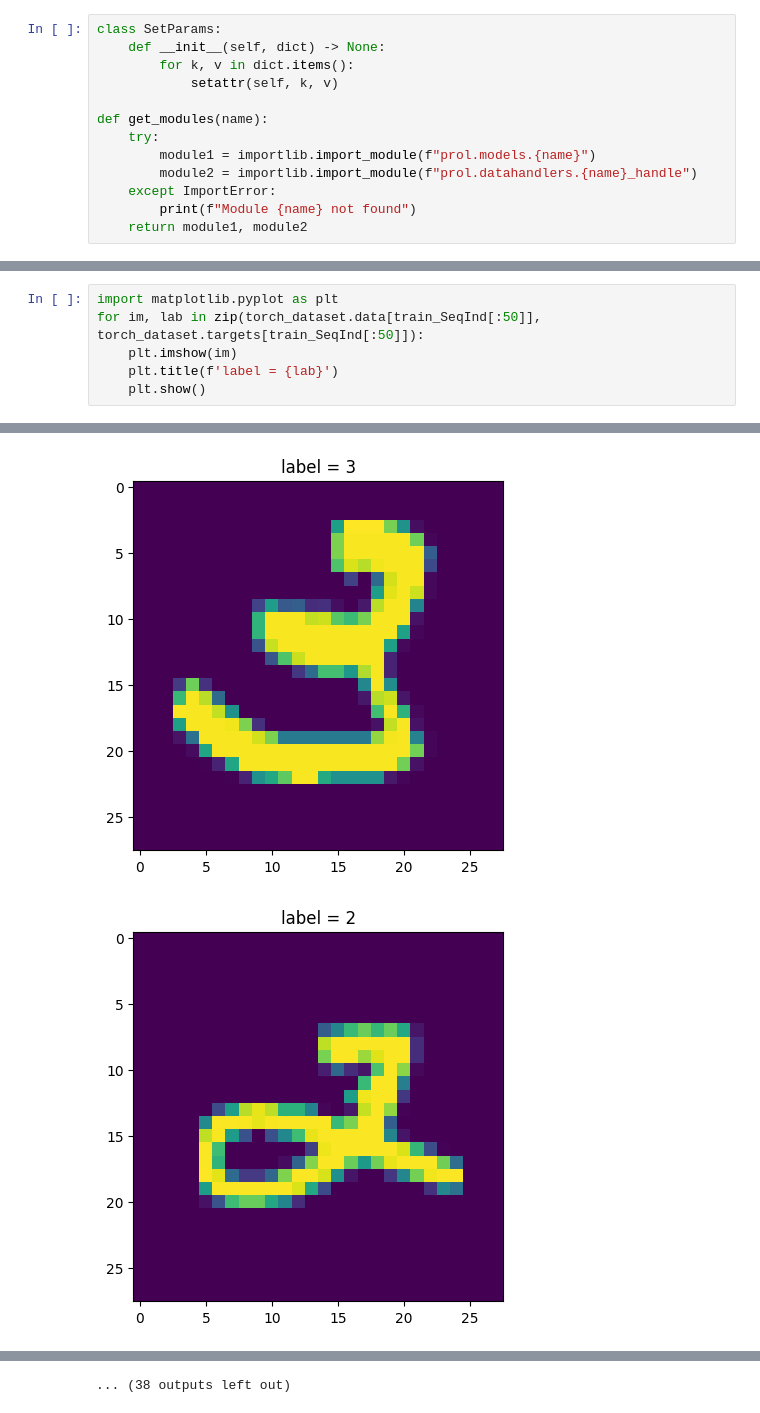
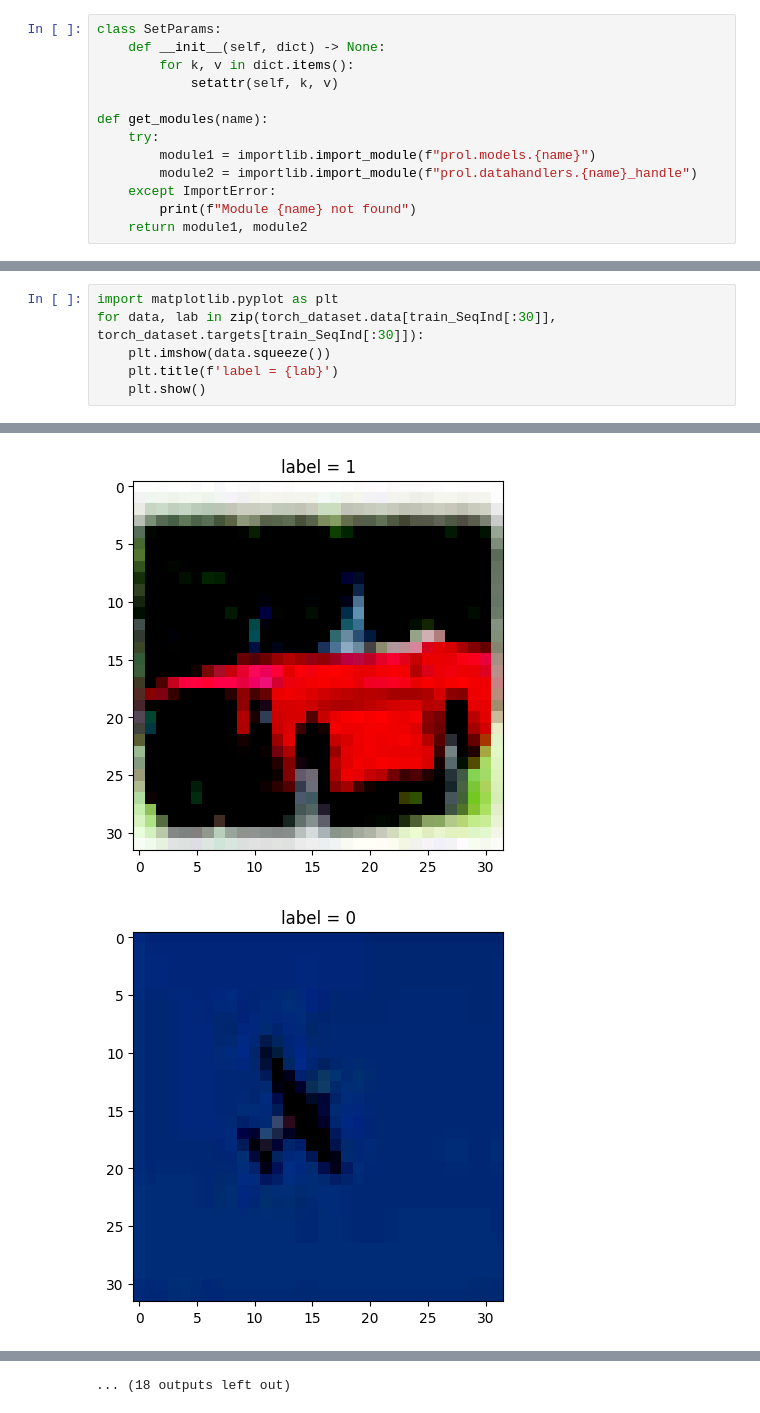
Before and after one commit to YuxinB/ProL, a Jupyter notebook: notebooks/dev.ipynb, the cells around one changed output, grey strips where cells are left out. Drawn from its saved outputs; the diff is of its cells as text.

```diff
--- a/notebooks/dev.ipynb
+++ b/notebooks/dev.ipynb
@@ -125,7 +133,7 @@ tensor([ 3,  3,  3,  3,  2,  2,  3,  2,  2,  3,  2,  2,  2,  2,  2,  2,  2,  2,
 # %%
 import matplotlib.pyplot as plt
-for im, lab in zip(torch_dataset.data[train_SeqInd[:50]], torch_dataset.targets[train_SeqInd[:50]]):
-    plt.imshow(im)
+for data, lab in zip(torch_dataset.data[train_SeqInd[:30]], torch_dataset.targets[train_SeqInd[:30]]):
+    plt.imshow(data.squeeze())
     plt.title(f'label = {lab}')
     plt.show()
 # %% [output]
@@ -135,2 +143,2 @@ for im, lab in zip(torch_dataset.data[train_SeqInd[:50]], torch_dataset.targets[
-[figure, old version]
+[figure, new version]
-[figure, old version]
+[figure, new version]
@@ -144 +152 @@ for im, lab in zip(torch_dataset.data[train_SeqInd[:50]], torch_dataset.targets[
-... (38 outputs left out)
+... (18 outputs left out)
```
Also changed, not shown: parts of 10 cells of this notebook, 6 other files.
